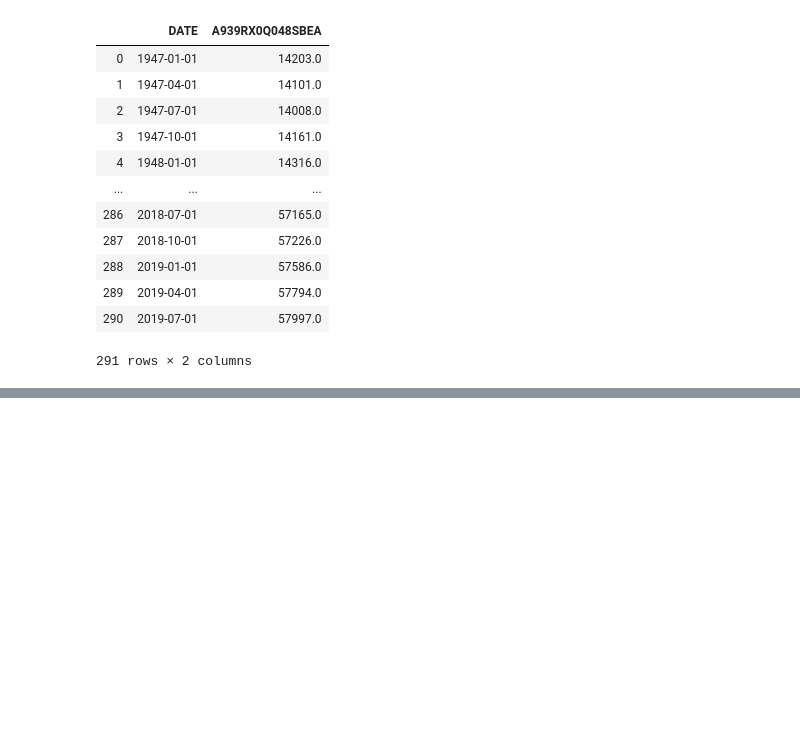
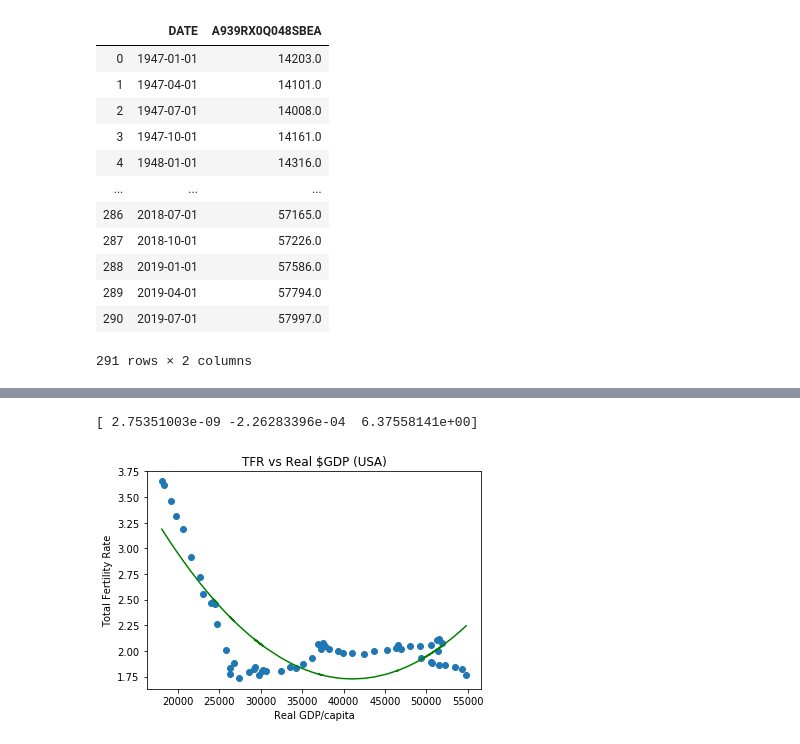
Before and after one commit to plowden/project-1-group-6, a Jupyter notebook: thien.ipynb, the cells around one changed output, grey strips where cells are left out. Saved outputs shown, nothing was run; the diff lists cells and outputs as text; code cells hidden in the pictures; blank space fills up the shorter version.

```diff
--- a/thien.ipynb
+++ b/thien.ipynb
@@ -597,3 +604,10 @@ real_gdp_per_capita_df
 | 289 | 2019-04-01 | 57794.0 |
 | 290 | 2019-07-01 | 57997.0 |
 291 rows × 2 columns
+# %%
+# filter by Q3 numbers
+q3_gdp_per_cap_df = real_gdp_per_capita_df[real_gdp_per_capita_df['DATE'].str.contains('07-01')]
+q3_gdp_idx_rst = q3_gdp_per_cap_df.reset_index(drop=True)
+# slice 1960 - 2018 & drop 2019 & reset index
+q3_gdp_1960_2018 = q3_gdp_idx_rst[13:71].reset_index(drop=True)
+q3_gdp_1960_2018
@@ -599,0 +632,36 @@ real_gdp_per_capita_df
+# %%
+# wb_tfr_df_idx_rst['United States']
+usa_gdp_per_cap_x = q3_gdp_1960_2018['A939RX0Q048SBEA']
+usa_tfr_y = usa_tfr[0:58].astype(float)
+#usa_gdp_per_cap_x = usa_gdp_per_cap_x.reshape(-1,1)
+# model = LinearRegression()
+# model.fit(usa_gdp_per_cap_x,usa_tfr_y)
+# scatter plot tfr vs GDP per cap
+#plt.scatter(usa_gdp_per_cap_x, usa_tfr_y,alpha=0.5)
+plt.title('TFR vs Real $GDP (USA)')
+plt.xlabel('Real GDP/capita')
+plt.ylabel('Total Fertility Rate')
+#plt.show()
+
+plt.plot(usa_gdp_per_cap_x,usa_tfr_y,'o')
+coef_int1 = np.polyfit(usa_gdp_per_cap_x,usa_tfr_y,1)
+coef_int2 = np.polyfit(usa_gdp_per_cap_x,usa_tfr_y,2)
+coef_int3 = np.polyfit(usa_gdp_per_cap_x,usa_tfr_y,3)
+coef_int4 = np.polyfit(usa_gdp_per_cap_x,usa_tfr_y,4)
+coef_int5 = np.polyfit(usa_gdp_per_cap_x,usa_tfr_y,5)
+
+#print(coef_int1)
+print(coef_int2)
+#print(coef_int3)
+#print(coef_int4)
+#print(coef_int5)
+
+#plt.plot(usa_gdp_per_cap_x,np.polyval(coef_int1,usa_gdp_per_cap_x),'b')
+plt.plot(usa_gdp_per_cap_x,np.polyval(coef_int2,usa_gdp_per_cap_x),'g')
+#plt.plot(usa_gdp_per_cap_x,np.polyval(coef_int3,usa_gdp_per_cap_x),'r')
+#plt.plot(usa_gdp_per_cap_x,np.polyval(coef_int4,usa_gdp_per_cap_x),'y')
+#plt.plot(usa_gdp_per_cap_x,np.polyval(coef_int5,usa_gdp_per_cap_x),'c')
+plt.savefig('Images/usa_tfr_vs_gdp_per_cap_1960_2017.png')
+# %% [output]
+[ 2.75351003e-09 -2.26283396e-04  6.37558141e+00]
+[figure, added]
```
Also changed, not shown: parts of 5 cells of this notebook, 4 other files.
